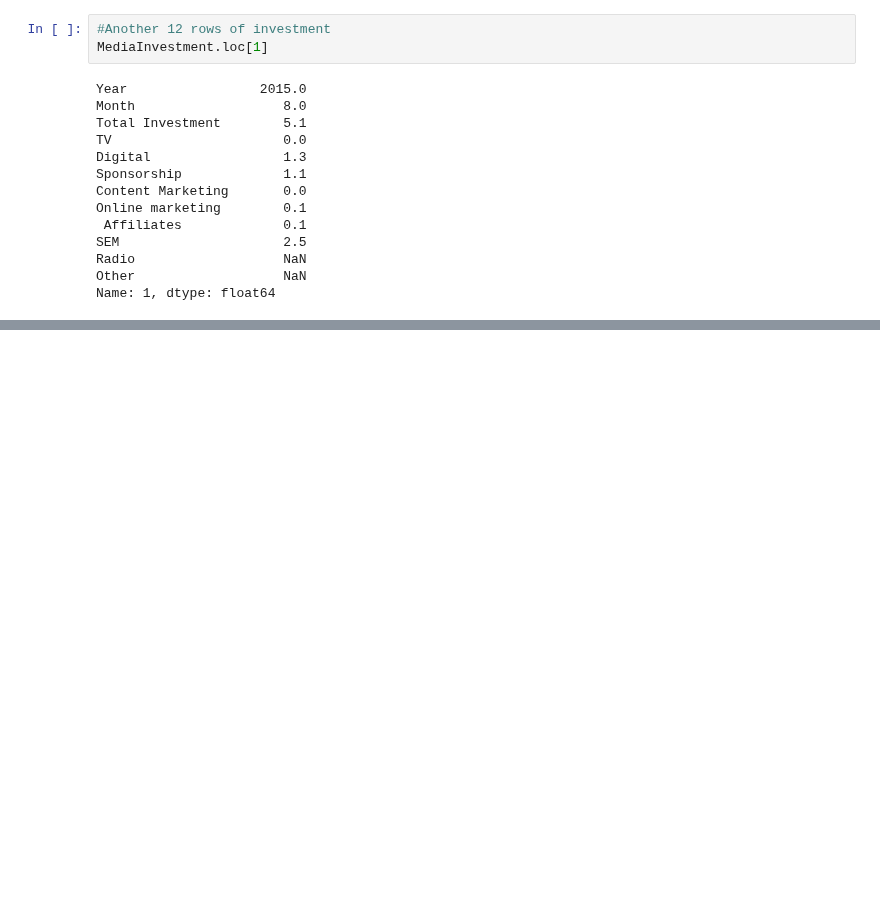
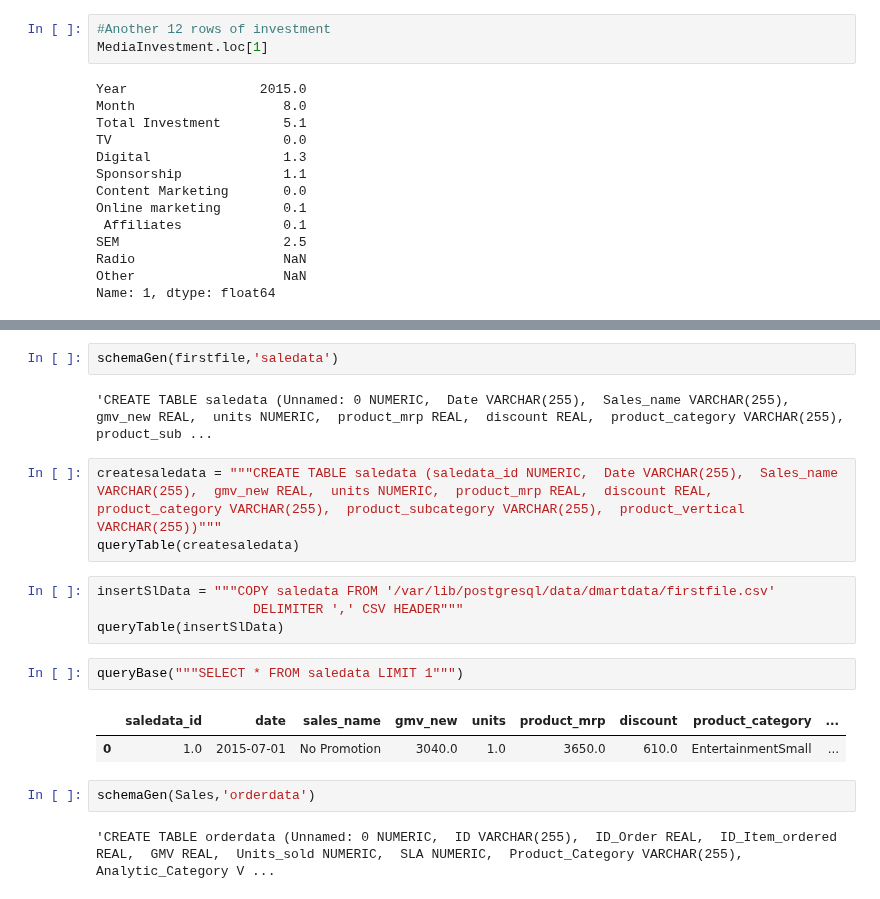
Before and after one commit to idjey/DEtheHardWay, a Jupyter notebook: Dmart_SchemaGen.ipynb, the cells around one changed output, grey strips where cells are left out. Saved outputs shown, nothing was run; the diff lists cells and outputs as text; blank space fills up the shorter version.

```diff
--- a/Dmart_SchemaGen.ipynb
+++ b/Dmart_SchemaGen.ipynb
@@ -227,0 +308,20 @@ CONTEXT:  COPY op_expense_monthly, line 3, column radio: "NA"
+# %%
+schemaGen(firstfile,'saledata')
+# %% [output]
+'CREATE TABLE saledata (Unnamed: 0 NUMERIC,  Date VARCHAR(255),  Sales_name VARCHAR(255),  gmv_new REAL,  units NUMERIC,  product_mrp REAL,  discount REAL,  product_category VARCHAR(255),  product_sub ...
+# %%
+createsaledata = """CREATE TABLE saledata (saledata_id NUMERIC,  Date VARCHAR(255),  Sales_name VARCHAR(255),  gmv_new REAL,  units NUMERIC,  product_mrp REAL,  discount REAL,  product_category VARCHAR(255),  product_subcategory VARCHAR(255),  product_vertical VARCHAR(255))"""
+queryTable(createsaledata)
+# %%
+insertSlData = """COPY saledata FROM '/var/lib/postgresql/data/dmartdata/firstfile.csv'
+                    DELIMITER ',' CSV HEADER"""
+queryTable(insertSlData)
+# %%
+queryBase("""SELECT * FROM saledata LIMIT 1""")
+# %% [output]
+|  | saledata_id | date | sales_name | gmv_new | units | product_mrp | discount | product_category | ... |
+| 0 | 1.0 | 2015-07-01 | No Promotion | 3040.0 | 1.0 | 3650.0 | 610.0 | EntertainmentSmall | ... |
+# %%
+schemaGen(Sales,'orderdata')
+# %% [output]
+'CREATE TABLE orderdata (Unnamed: 0 NUMERIC,  ID VARCHAR(255),  ID_Order REAL,  ID_Item_ordered REAL,  GMV REAL,  Units_sold NUMERIC,  SLA NUMERIC,  Product_Category VARCHAR(255),  Analytic_Category V ...
```
Also changed, not shown: parts of 39 cells of this notebook, 2 other files.
